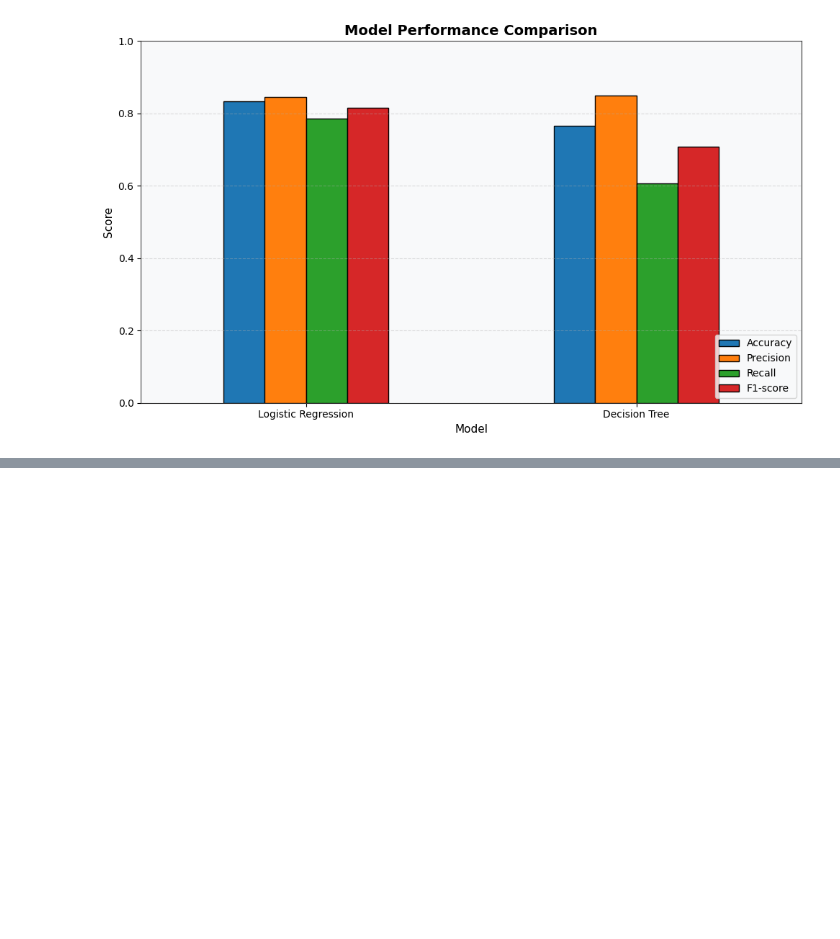
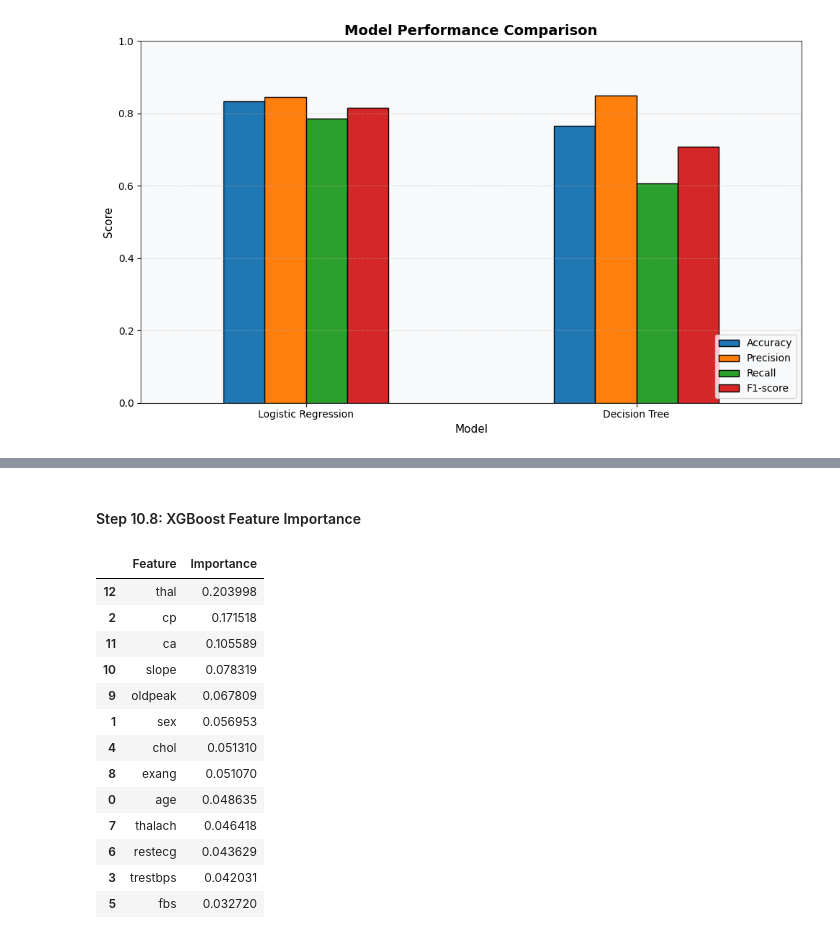
Before and after one commit to Usama2001/Heart-Disease-Risk-Prediction-Using-Decision-Trees-and-XGBoost, a Jupyter notebook: notebooks/heart_disease_prediction.ipynb, the cells around one changed output, grey strips where cells are left out. Saved outputs shown, nothing was run; the diff lists cells and outputs as text; code cells hidden in the pictures; blank space fills up the shorter version.

```diff
--- a/notebooks/heart_disease_prediction.ipynb
+++ b/notebooks/heart_disease_prediction.ipynb
@@ -1000,0 +1116,24 @@ plt.show()
+# %% [markdown]
+#### Step 10.8: XGBoost Feature Importance
+# %%
+xgb_importance = pd.DataFrame({
+    "Feature": X.columns,
+    "Importance": xgb_model.feature_importances_
+}).sort_values(by="Importance", ascending=False)
+
+xgb_importance
+# %% [output]
+|  | Feature | Importance |
+| 12 | thal | 0.203998 |
+| 2 | cp | 0.171518 |
+| 11 | ca | 0.105589 |
+| 10 | slope | 0.078319 |
+| 9 | oldpeak | 0.067809 |
+| 1 | sex | 0.056953 |
+| 4 | chol | 0.051310 |
+| 8 | exang | 0.051070 |
+| 0 | age | 0.048635 |
+| 7 | thalach | 0.046418 |
+| 6 | restecg | 0.043629 |
+| 3 | trestbps | 0.042031 |
+| 5 | fbs | 0.032720 |
```
Also changed, not shown: parts of 23 cells of this notebook.
